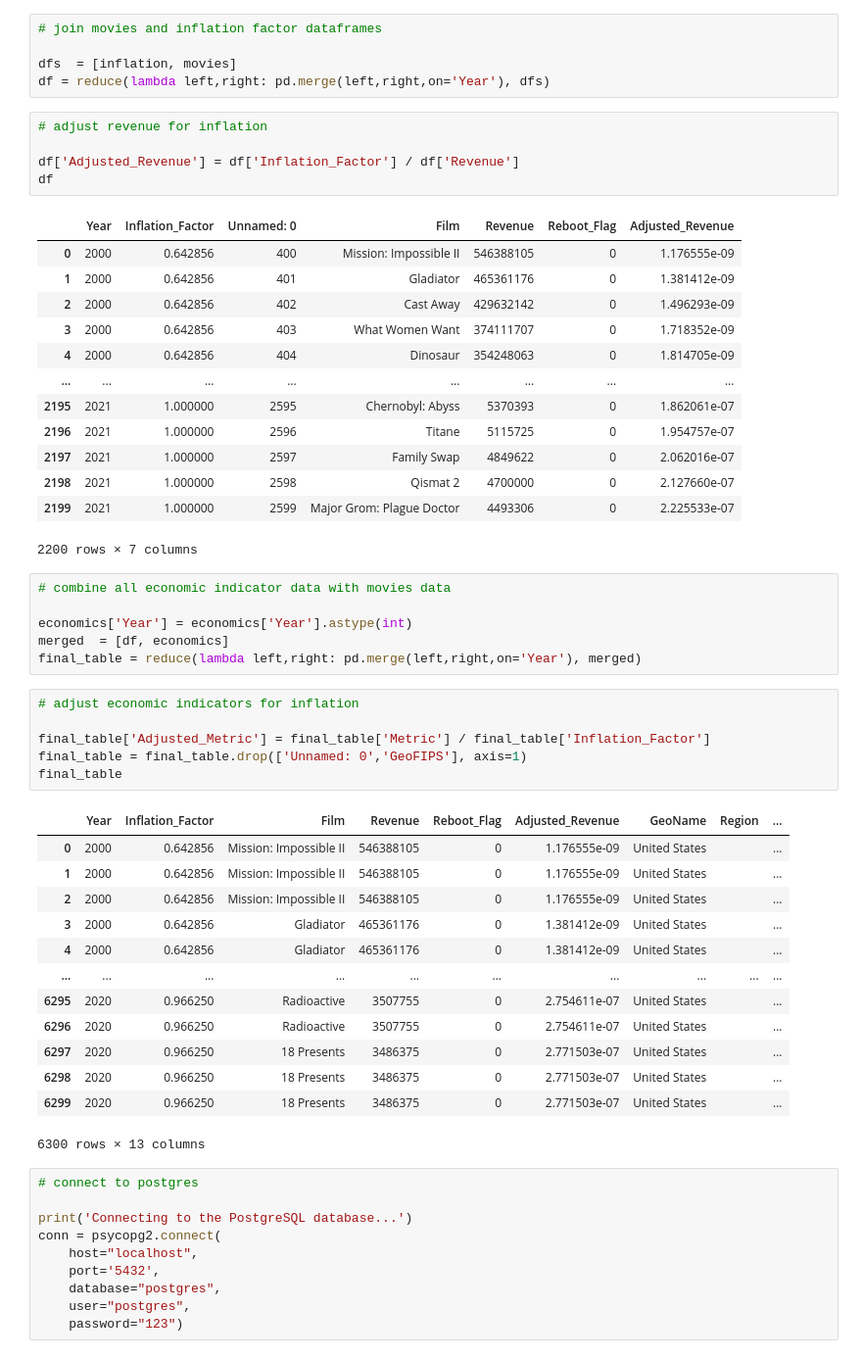
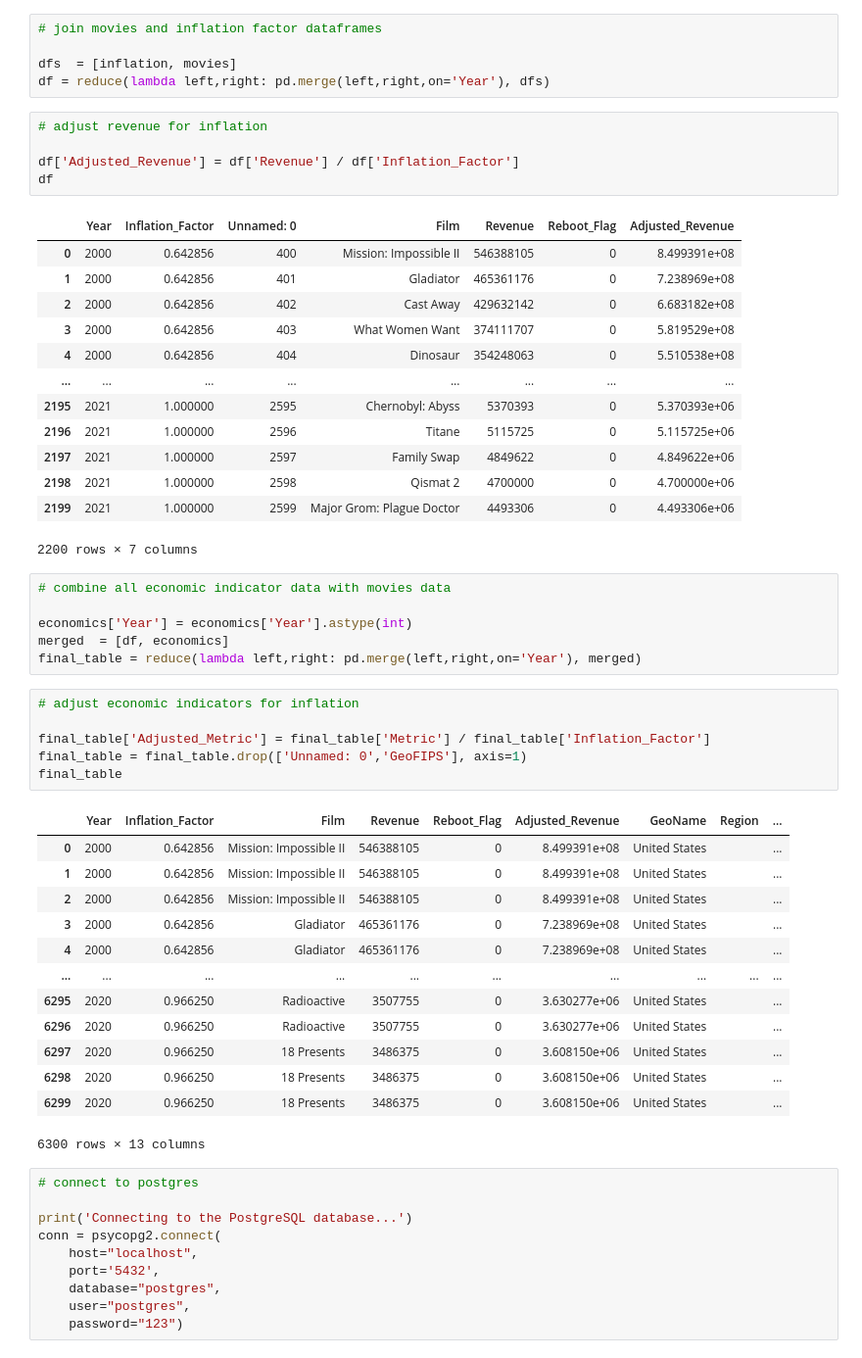
Before and after one commit to creeganmi/movies, a Jupyter notebook: masterTable.ipynb, the cells around one changed output. Shown at 98% size. Cells and saved outputs as stored; diff of their text form.

Commit message:
adjust revenue for inflation calculation

```diff
--- a/masterTable.ipynb
+++ b/masterTable.ipynb
@@ -126,21 +123,21 @@ df = reduce(lambda left,right: pd.merge(left,right,on='Year'), dfs)
 # %%
 # adjust revenue for inflation
 
-df['Adjusted_Revenue'] = df['Inflation_Factor'] / df['Revenue']
+df['Adjusted_Revenue'] = df['Revenue'] / df['Inflation_Factor']
 df
 # %% [output]
 |  | Year | Inflation_Factor | Unnamed: 0 | Film | Revenue | Reboot_Flag | Adjusted_Revenue |
-| 0 | 2000 | 0.642856 | 400 | Mission: Impossible II | 546388105 | 0 | 1.176555e-09 |
-| 1 | 2000 | 0.642856 | 401 | Gladiator | 465361176 | 0 | 1.381412e-09 |
-| 2 | 2000 | 0.642856 | 402 | Cast Away | 429632142 | 0 | 1.496293e-09 |
-| 3 | 2000 | 0.642856 | 403 | What Women Want | 374111707 | 0 | 1.718352e-09 |
-| 4 | 2000 | 0.642856 | 404 | Dinosaur | 354248063 | 0 | 1.814705e-09 |
+| 0 | 2000 | 0.642856 | 400 | Mission: Impossible II | 546388105 | 0 | 8.499391e+08 |
+| 1 | 2000 | 0.642856 | 401 | Gladiator | 465361176 | 0 | 7.238969e+08 |
+| 2 | 2000 | 0.642856 | 402 | Cast Away | 429632142 | 0 | 6.683182e+08 |
+| 3 | 2000 | 0.642856 | 403 | What Women Want | 374111707 | 0 | 5.819529e+08 |
+| 4 | 2000 | 0.642856 | 404 | Dinosaur | 354248063 | 0 | 5.510538e+08 |
 | ... | ... | ... | ... | ... | ... | ... | ... |
-| 2195 | 2021 | 1.000000 | 2595 | Chernobyl: Abyss | 5370393 | 0 | 1.862061e-07 |
-| 2196 | 2021 | 1.000000 | 2596 | Titane | 5115725 | 0 | 1.954757e-07 |
-| 2197 | 2021 | 1.000000 | 2597 | Family Swap | 4849622 | 0 | 2.062016e-07 |
-| 2198 | 2021 | 1.000000 | 2598 | Qismat 2 | 4700000 | 0 | 2.127660e-07 |
-| 2199 | 2021 | 1.000000 | 2599 | Major Grom: Plague Doctor | 4493306 | 0 | 2.225533e-07 |
+| 2195 | 2021 | 1.000000 | 2595 | Chernobyl: Abyss | 5370393 | 0 | 5.370393e+06 |
+| 2196 | 2021 | 1.000000 | 2596 | Titane | 5115725 | 0 | 5.115725e+06 |
+| 2197 | 2021 | 1.000000 | 2597 | Family Swap | 4849622 | 0 | 4.849622e+06 |
+| 2198 | 2021 | 1.000000 | 2598 | Qismat 2 | 4700000 | 0 | 4.700000e+06 |
+| 2199 | 2021 | 1.000000 | 2599 | Major Grom: Plague Doctor | 4493306 | 0 | 4.493306e+06 |
 2200 rows × 7 columns
 # %%
 # combine all economic indicator data with movies data
@@ -156,17 +153,17 @@ final_table = final_table.drop(['Unnamed: 0','GeoFIPS'], axis=1)
 final_table
 # %% [output]
 |  | Year | Inflation_Factor | Film | Revenue | Reboot_Flag | Adjusted_Revenue | GeoName | Region | ... |
-| 0 | 2000 | 0.642856 | Mission: Impossible II | 546388105 | 0 | 1.176555e-09 | United States |  | ... |
-| 1 | 2000 | 0.642856 | Mission: Impossible II | 546388105 | 0 | 1.176555e-09 | United States |  | ... |
-| 2 | 2000 | 0.642856 | Mission: Impossible II | 546388105 | 0 | 1.176555e-09 | United States |  | ... |
-| 3 | 2000 | 0.642856 | Gladiator | 465361176 | 0 | 1.381412e-09 | United States |  | ... |
-| 4 | 2000 | 0.642856 | Gladiator | 465361176 | 0 | 1.381412e-09 | United States |  | ... |
+| 0 | 2000 | 0.642856 | Mission: Impossible II | 546388105 | 0 | 8.499391e+08 | United States |  | ... |
+| 1 | 2000 | 0.642856 | Mission: Impossible II | 546388105 | 0 | 8.499391e+08 | United States |  | ... |
+| 2 | 2000 | 0.642856 | Mission: Impossible II | 546388105 | 0 | 8.499391e+08 | United States |  | ... |
+| 3 | 2000 | 0.642856 | Gladiator | 465361176 | 0 | 7.238969e+08 | United States |  | ... |
+| 4 | 2000 | 0.642856 | Gladiator | 465361176 | 0 | 7.238969e+08 | United States |  | ... |
 | ... | ... | ... | ... | ... | ... | ... | ... | ... | ... |
-| 6295 | 2020 | 0.966250 | Radioactive | 3507755 | 0 | 2.754611e-07 | United States |  | ... |
-| 6296 | 2020 | 0.966250 | Radioactive | 3507755 | 0 | 2.754611e-07 | United States |  | ... |
-| 6297 | 2020 | 0.966250 | 18 Presents | 3486375 | 0 | 2.771503e-07 | United States |  | ... |
-| 6298 | 2020 | 0.966250 | 18 Presents | 3486375 | 0 | 2.771503e-07 | United States |  | ... |
-| 6299 | 2020 | 0.966250 | 18 Presents | 3486375 | 0 | 2.771503e-07 | United States |  | ... |
+| 6295 | 2020 | 0.966250 | Radioactive | 3507755 | 0 | 3.630277e+06 | United States |  | ... |
+| 6296 | 2020 | 0.966250 | Radioactive | 3507755 | 0 | 3.630277e+06 | United States |  | ... |
+| 6297 | 2020 | 0.966250 | 18 Presents | 3486375 | 0 | 3.608150e+06 | United States |  | ... |
+| 6298 | 2020 | 0.966250 | 18 Presents | 3486375 | 0 | 3.608150e+06 | United States |  | ... |
+| 6299 | 2020 | 0.966250 | 18 Presents | 3486375 | 0 | 3.608150e+06 | United States |  | ... |
 6300 rows × 13 columns
 # %%
 # connect to postgres
```
Also changed, not shown: parts of 4 cells of this notebook.
